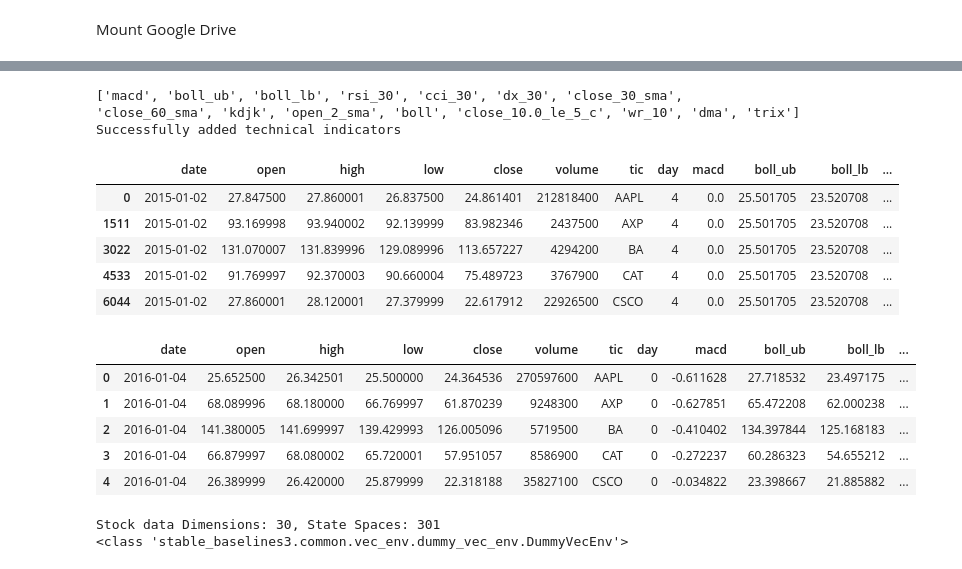
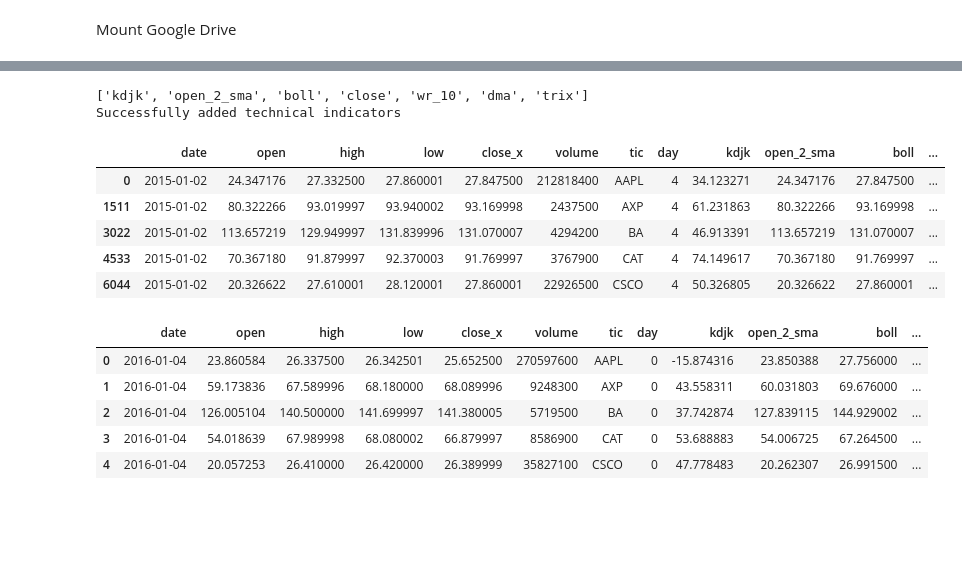
Before and after one commit to pete21/marketbroker, a Jupyter notebook: notebooks/finrl_examples/FinRLManystock.ipynb, the cells around one changed output, grey strips where cells are left out. Saved outputs shown, nothing was run; the diff lists cells and outputs as text; code cells hidden in the pictures; blank space fills up the shorter version.

```diff
--- a/notebooks/finrl_examples/FinRLManystock.ipynb
+++ b/notebooks/finrl_examples/FinRLManystock.ipynb
@@ -139,27 +131,27 @@ NameError: name 'YahooDownloader' is not defined
 # %%
-tech_indicator_list=config.TECHNICAL_INDICATORS_LIST
+tech_indicator_list=[]
 ## you can add more technical indicators
 ## visit https://github.com/jealous/stockstats for different names
-tech_indicator_list=tech_indicator_list+['kdjk','open_2_sma','boll','close_10.0_le_5_c','wr_10','dma','trix']
+tech_indicator_list=tech_indicator_list+['kdjk','open_2_sma','boll','close','wr_10','dma','trix']
 print(tech_indicator_list)
 
 fe = FeatureEngineer(
                     use_technical_indicator=True,
                     tech_indicator_list = tech_indicator_list,
                     use_turbulence=False,
                     user_defined_feature = False)
 
 data_df = fe.preprocess_data(data_df)
 data_df.head()
 # %% [output]
-['macd', 'boll_ub', 'boll_lb', 'rsi_30', 'cci_30', 'dx_30', 'close_30_sma', 'close_60_sma', 'kdjk', 'open_2_sma', 'boll', 'close_10.0_le_5_c', 'wr_10', 'dma', 'trix']
+['kdjk', 'open_2_sma', 'boll', 'close', 'wr_10', 'dma', 'trix']
 Successfully added technical indicators
-|  | date | open | high | low | close | volume | tic | day | macd | boll_ub | boll_lb | ... |
-| 0 | 2015-01-02 | 27.847500 | 27.860001 | 26.837500 | 24.861401 | 212818400 | AAPL | 4 | 0.0 | 25.501705 | 23.520708 | ... |
-| 1511 | 2015-01-02 | 93.169998 | 93.940002 | 92.139999 | 83.982346 | 2437500 | AXP | 4 | 0.0 | 25.501705 | 23.520708 | ... |
-| 3022 | 2015-01-02 | 131.070007 | 131.839996 | 129.089996 | 113.657227 | 4294200 | BA | 4 | 0.0 | 25.501705 | 23.520708 | ... |
-| 4533 | 2015-01-02 | 91.769997 | 92.370003 | 90.660004 | 75.489723 | 3767900 | CAT | 4 | 0.0 | 25.501705 | 23.520708 | ... |
-| 6044 | 2015-01-02 | 27.860001 | 28.120001 | 27.379999 | 22.617912 | 22926500 | CSCO | 4 | 0.0 | 25.501705 | 23.520708 | ... |
+|  | date | open | high | low | close_x | volume | tic | day | kdjk | open_2_sma | boll | ... |
+| 0 | 2015-01-02 | 24.347176 | 27.332500 | 27.860001 | 27.847500 | 212818400 | AAPL | 4 | 34.123271 | 24.347176 | 27.847500 | ... |
+| 1511 | 2015-01-02 | 80.322266 | 93.019997 | 93.940002 | 93.169998 | 2437500 | AXP | 4 | 61.231863 | 80.322266 | 93.169998 | ... |
+| 3022 | 2015-01-02 | 113.657219 | 129.949997 | 131.839996 | 131.070007 | 4294200 | BA | 4 | 46.913391 | 113.657219 | 131.070007 | ... |
+| 4533 | 2015-01-02 | 70.367180 | 91.879997 | 92.370003 | 91.769997 | 3767900 | CAT | 4 | 74.149617 | 70.367180 | 91.769997 | ... |
+| 6044 | 2015-01-02 | 20.326622 | 27.610001 | 28.120001 | 27.860001 | 22926500 | CSCO | 4 | 50.326805 | 20.326622 | 27.860001 | ... |
 # %%
 df = data_df
 # add covariance matrix as states
@@ -171,7 +163,7 @@ cov_list = []
 lookback=252
 for i in range(lookback,len(df.index.unique())):
   data_lookback = df.loc[i-lookback:i,:]
-  price_lookback=data_lookback.pivot_table(index = 'date',columns = 'tic', values = 'close')
+  price_lookback=data_lookback.pivot_table(index = 'date',columns = 'tic', values = 'close_x')
   return_lookback = price_lookback.pct_change().dropna()
   covs = return_lookback.cov().values
   cov_list.append(covs)
@@ -181,12 +173,12 @@ df = df.merge(df_cov, on='date')
 df = df.sort_values(['date','tic']).reset_index(drop=True)
 df.head()
 # %% [output]
-|  | date | open | high | low | close | volume | tic | day | macd | boll_ub | boll_lb | ... |
-| 0 | 2016-01-04 | 25.652500 | 26.342501 | 25.500000 | 24.364536 | 270597600 | AAPL | 0 | -0.611628 | 27.718532 | 23.497175 | ... |
-| 1 | 2016-01-04 | 68.089996 | 68.180000 | 66.769997 | 61.870239 | 9248300 | AXP | 0 | -0.627851 | 65.472208 | 62.000238 | ... |
-| 2 | 2016-01-04 | 141.380005 | 141.699997 | 139.429993 | 126.005096 | 5719500 | BA | 0 | -0.410402 | 134.397844 | 125.168183 | ... |
-| 3 | 2016-01-04 | 66.879997 | 68.080002 | 65.720001 | 57.951057 | 8586900 | CAT | 0 | -0.272237 | 60.286323 | 54.655212 | ... |
-| 4 | 2016-01-04 | 26.389999 | 26.420000 | 25.879999 | 22.318188 | 35827100 | CSCO | 0 | -0.034822 | 23.398667 | 21.885882 | ... |
+|  | date | open | high | low | close_x | volume | tic | day | kdjk | open_2_sma | boll | ... |
+| 0 | 2016-01-04 | 23.860584 | 26.337500 | 26.342501 | 25.652500 | 270597600 | AAPL | 0 | -15.874316 | 23.850388 | 27.756000 | ... |
+| 1 | 2016-01-04 | 59.173836 | 67.589996 | 68.180000 | 68.089996 | 9248300 | AXP | 0 | 43.558311 | 60.031803 | 69.676000 | ... |
+| 2 | 2016-01-04 | 126.005104 | 140.500000 | 141.699997 | 141.380005 | 5719500 | BA | 0 | 37.742874 | 127.839115 | 144.929002 | ... |
+| 3 | 2016-01-04 | 54.018639 | 67.989998 | 68.080002 | 66.879997 | 8586900 | CAT | 0 | 53.688883 | 54.006725 | 67.264500 | ... |
+| 4 | 2016-01-04 | 20.057253 | 26.410000 | 26.420000 | 26.389999 | 35827100 | CSCO | 0 | 47.778483 | 20.262307 | 26.991500 | ... |
 # %%
 train = data_split(df, start = '2015-01-01', end = '2019-01-01')
 trade = data_split(df, start = '2019-01-01', end = '2021-01-01')
@@ -195,6 +187,6 @@ trade.to_csv(PATH_TO_MODEL_DIR + config.DATA_SAVE_DIR + '/trade_MULTI.csv',index
 # %%
 stock_dimension = len(train.tic.unique())
-state_space = 1 + 2*stock_dimension + len(config.TECHNICAL_INDICATORS_LIST)*stock_dimension
+state_space = 1 + 2*stock_dimension + len(tech_indicator_list)*stock_dimension
 #state_space = 156
 print(f"Stock data Dimensions: {stock_dimension}, State Spaces: {state_space}")
 env_kwargs = {
@@ -211,9 +203,6 @@ env_kwargs = {
 e_train_gym = StockTradingEnv(df = train, **env_kwargs)
 env_train, _ = e_train_gym.get_sb_env()
 print(type(env_train))
-# %% [output]
-Stock data Dimensions: 30, State Spaces: 301
-<class 'stable_baselines3.common.vec_env.dummy_vec_env.DummyVecEnv'>
 # %%
 agent = DRLAgent(env = env_train)
 A2C_PARAMS = {"n_steps": 5, "ent_coef": 0.005, "learning_rate": 0.0002}
```
Also changed, not shown: parts of 14 cells of this notebook, 23 other files.
